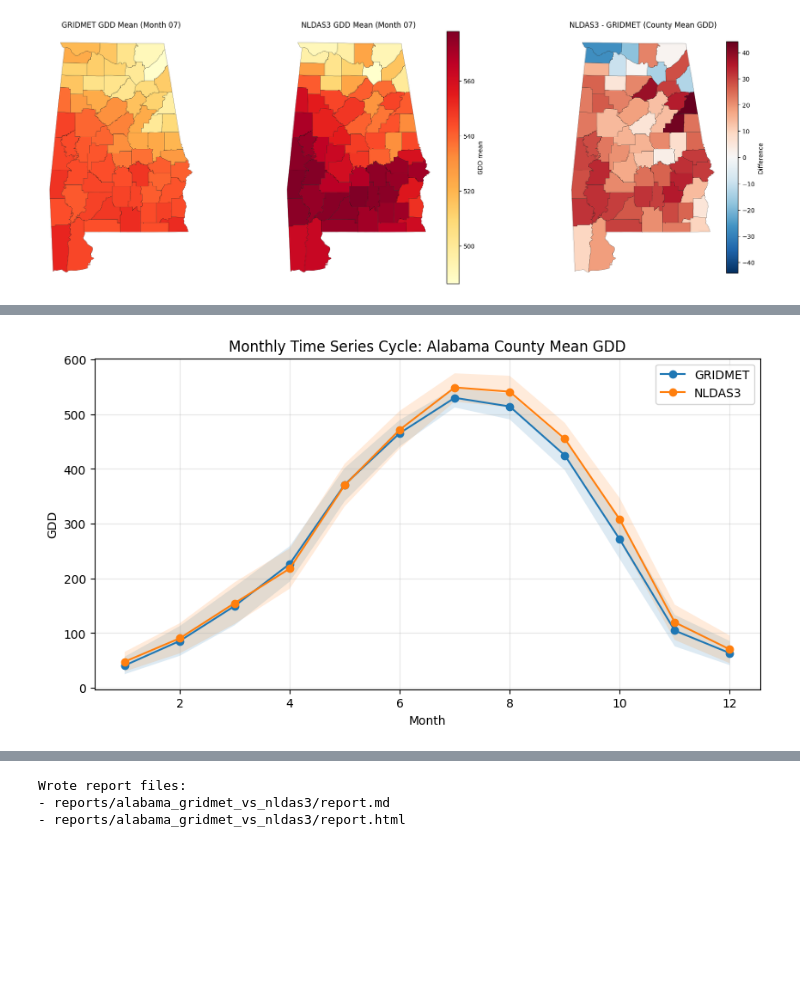
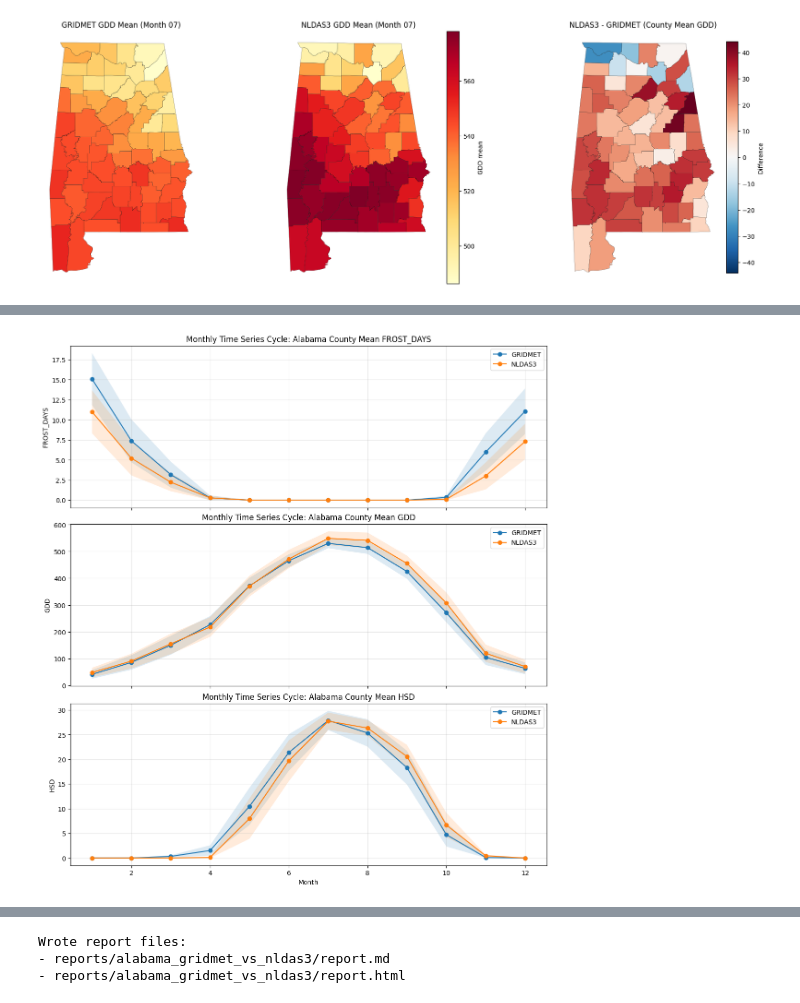
Before and after one commit to siddharth0248/nldas-agclimatic-evaluation, a Jupyter notebook: alabama-county-gridmet-vs-nldas3.ipynb, the cells around one changed output, grey strips where cells are left out. Cells and saved outputs as stored; diff of their text form; code cells hidden in the pictures; blank space fills up the shorter version.

```diff
--- a/alabama-county-gridmet-vs-nldas3.ipynb
+++ b/alabama-county-gridmet-vs-nldas3.ipynb
@@ -324,38 +357,60 @@ plt.show()
 # %%
 # ------------------------------
-# Monthly time-series cycle (statewide county average)
+# Monthly time-series cycle (statewide county average) for all variables
 # ------------------------------
-cycle = df.groupby("month", as_index=False).agg(
-    gridmet_gdd_mean=("gridmet_gdd_mean", "mean"),
-    nldas3_gdd_mean=("nldas3_gdd_mean", "mean"),
-    gridmet_gdd_std=("gridmet_gdd_mean", "std"),
-    nldas3_gdd_std=("nldas3_gdd_mean", "std"),
-)
+variable_stems_cycle = sorted({
+    c.replace("gridmet_", "").replace("_mean", "")
+    for c in df.columns
+    if c.startswith("gridmet_") and c.endswith("_mean") and f"nldas3_{c.replace('gridmet_', '')}" in df.columns
+})
 
-fig, ax = plt.subplots(figsize=(10, 5))
-ax.plot(cycle["month"], cycle["gridmet_gdd_mean"], marker="o", label="GRIDMET")
-ax.plot(cycle["month"], cycle["nldas3_gdd_mean"], marker="o", label="NLDAS3")
+cycle_results = {}
+n_vars = len(variable_stems_cycle)
+fig, axes = plt.subplots(n_vars, 1, figsize=(11, 4 * n_vars), sharex=True, constrained_layout=True)
+if n_vars == 1:
+    axes = [axes]
 
-ax.fill_between(
-    cycle["month"],
-    cycle["gridmet_gdd_mean"] - cycle["gridmet_gdd_std"],
-    cycle["gridmet_gdd_mean"] + cycle["gridmet_gdd_std"],
-    alpha=0.15,
-)
-ax.fill_between(
-    cycle["month"],
-    cycle["nldas3_gdd_mean"] - cycle["nldas3_gdd_std"],
-    cycle["nldas3_gdd_mean"] + cycle["nldas3_gdd_std"],
-    alpha=0.15,
-)
+for ax, var in zip(axes, variable_stems_cycle):
+    g_col = f"gridmet_{var}_mean"
+    n_col = f"nldas3_{var}_mean"
 
-ax.set_title("Monthly Time Series Cycle: Alabama County Mean GDD")
-ax.set_xlabel("Month")
-ax.set_ylabel("GDD")
-ax.grid(True, alpha=0.3)
-ax.legend()
+    cycle_var = df.groupby("month", as_index=False).agg(
+        gridmet_mean=(g_col, "mean"),
+        nldas3_mean=(n_col, "mean"),
+        gridmet_sd=(g_col, "std"),
+        nldas3_sd=(n_col, "std"),
+    )
+
+    ax.plot(cycle_var["month"], cycle_var["gridmet_mean"], marker="o", label="GRIDMET")
+    ax.plot(cycle_var["month"], cycle_var["nldas3_mean"], marker="o", label="NLDAS3")
+
+    ax.fill_between(
+        cycle_var["month"],
+        cycle_var["gridmet_mean"] - cycle_var["gridmet_sd"],
+        cycle_var["gridmet_mean"] + cycle_var["gridmet_sd"],
+        alpha=0.15,
+    )
+    ax.fill_between(
+        cycle_var["month"],
+        cycle_var["nldas3_mean"] - cycle_var["nldas3_sd"],
+        cycle_var["nldas3_mean"] + cycle_var["nldas3_sd"],
+        alpha=0.15,
+    )
+
+    ax.set_title(f"Monthly Time Series Cycle: Alabama County Mean {var.upper()}")
+    ax.set_ylabel(var.upper())
+    ax.grid(True, alpha=0.3)
+    ax.legend()
+
+    cycle_results[var] = cycle_var
+
+axes[-1].set_xlabel("Month")
 plt.show()
 
+cycle = pd.concat(
+    [v.assign(variable=k) for k, v in cycle_results.items()],
+    ignore_index=True,
+ )
 cycle
 # %% [output]
-[figure, old version]
+[figure, new version]
```
Also changed, not shown: parts of 5 cells of this notebook, 5 other files.
